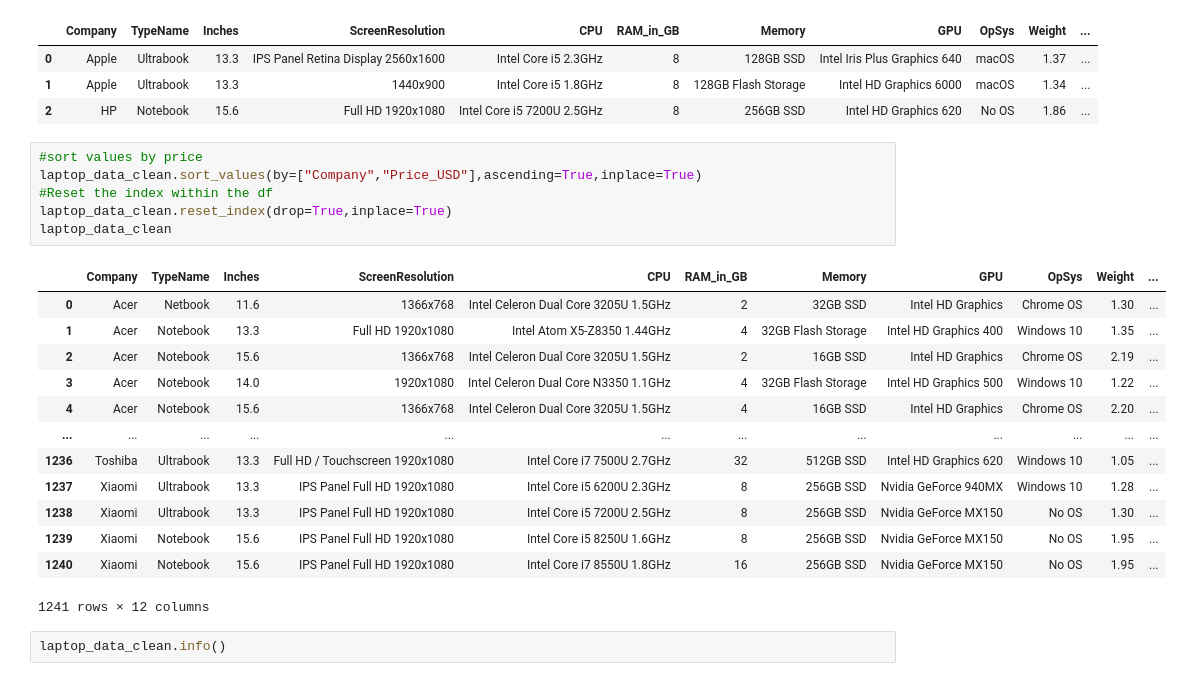
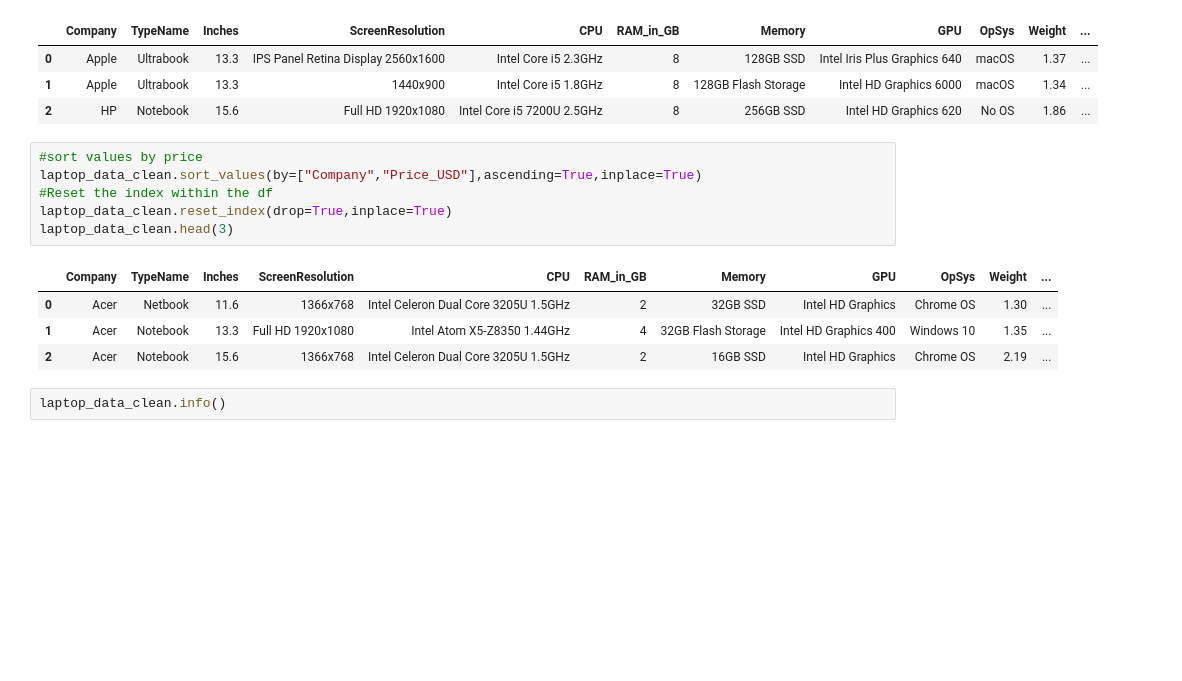
Before and after one commit to rkynhoff/CodeLouisville_Data_M2_Project, a Jupyter notebook: MiniProject_V3.ipynb, the cells around one changed output. Saved outputs shown, nothing was run; the diff lists cells and outputs as text; blank space fills up the shorter version.

```diff
--- a/MiniProject_V3.ipynb
+++ b/MiniProject_V3.ipynb
@@ -439,23 +439,14 @@ laptop_data_clean.head(3)
 # %%
 #sort values by price
 laptop_data_clean.sort_values(by=["Company","Price_USD"],ascending=True,inplace=True)
 #Reset the index within the df
 laptop_data_clean.reset_index(drop=True,inplace=True)
-laptop_data_clean
+laptop_data_clean.head(3)
 # %% [output]
 |  | Company | TypeName | Inches | ScreenResolution | CPU | RAM_in_GB | Memory | GPU | OpSys | Weight | ... |
 | 0 | Acer | Netbook | 11.6 | 1366x768 | Intel Celeron Dual Core 3205U 1.5GHz | 2 | 32GB SSD | Intel HD Graphics | Chrome OS | 1.30 | ... |
 | 1 | Acer | Notebook | 13.3 | Full HD 1920x1080 | Intel Atom X5-Z8350 1.44GHz | 4 | 32GB Flash Storage | Intel HD Graphics 400 | Windows 10 | 1.35 | ... |
 | 2 | Acer | Notebook | 15.6 | 1366x768 | Intel Celeron Dual Core 3205U 1.5GHz | 2 | 16GB SSD | Intel HD Graphics | Chrome OS | 2.19 | ... |
-| 3 | Acer | Notebook | 14.0 | 1920x1080 | Intel Celeron Dual Core N3350 1.1GHz | 4 | 32GB Flash Storage | Intel HD Graphics 500 | Windows 10 | 1.22 | ... |
-| 4 | Acer | Notebook | 15.6 | 1366x768 | Intel Celeron Dual Core 3205U 1.5GHz | 4 | 16GB SSD | Intel HD Graphics | Chrome OS | 2.20 | ... |
-| ... | ... | ... | ... | ... | ... | ... | ... | ... | ... | ... | ... |
-| 1236 | Toshiba | Ultrabook | 13.3 | Full HD / Touchscreen 1920x1080 | Intel Core i7 7500U 2.7GHz | 32 | 512GB SSD | Intel HD Graphics 620 | Windows 10 | 1.05 | ... |
-| 1237 | Xiaomi | Ultrabook | 13.3 | IPS Panel Full HD 1920x1080 | Intel Core i5 6200U 2.3GHz | 8 | 256GB SSD | Nvidia GeForce 940MX | Windows 10 | 1.28 | ... |
-| 1238 | Xiaomi | Ultrabook | 13.3 | IPS Panel Full HD 1920x1080 | Intel Core i5 7200U 2.5GHz | 8 | 256GB SSD | Nvidia GeForce MX150 | No OS | 1.30 | ... |
-| 1239 | Xiaomi | Notebook | 15.6 | IPS Panel Full HD 1920x1080 | Intel Core i5 8250U 1.6GHz | 8 | 256GB SSD | Nvidia GeForce MX150 | No OS | 1.95 | ... |
-| 1240 | Xiaomi | Notebook | 15.6 | IPS Panel Full HD 1920x1080 | Intel Core i7 8550U 1.8GHz | 16 | 256GB SSD | Nvidia GeForce MX150 | No OS | 1.95 | ... |
-1241 rows × 12 columns
 # %%
 laptop_data_clean.info()
 # %% [output]
```
Also changed, not shown: parts of 5 cells of this notebook, 1 other file.
